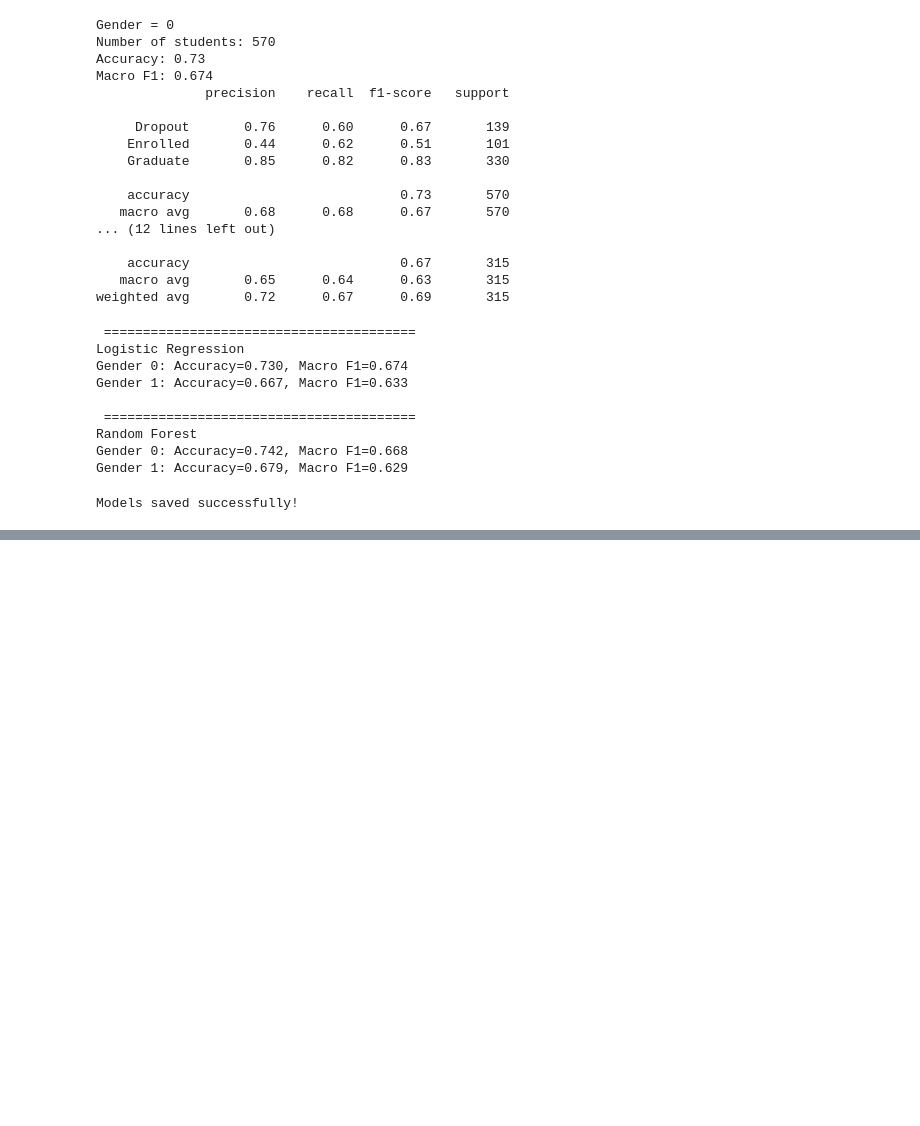
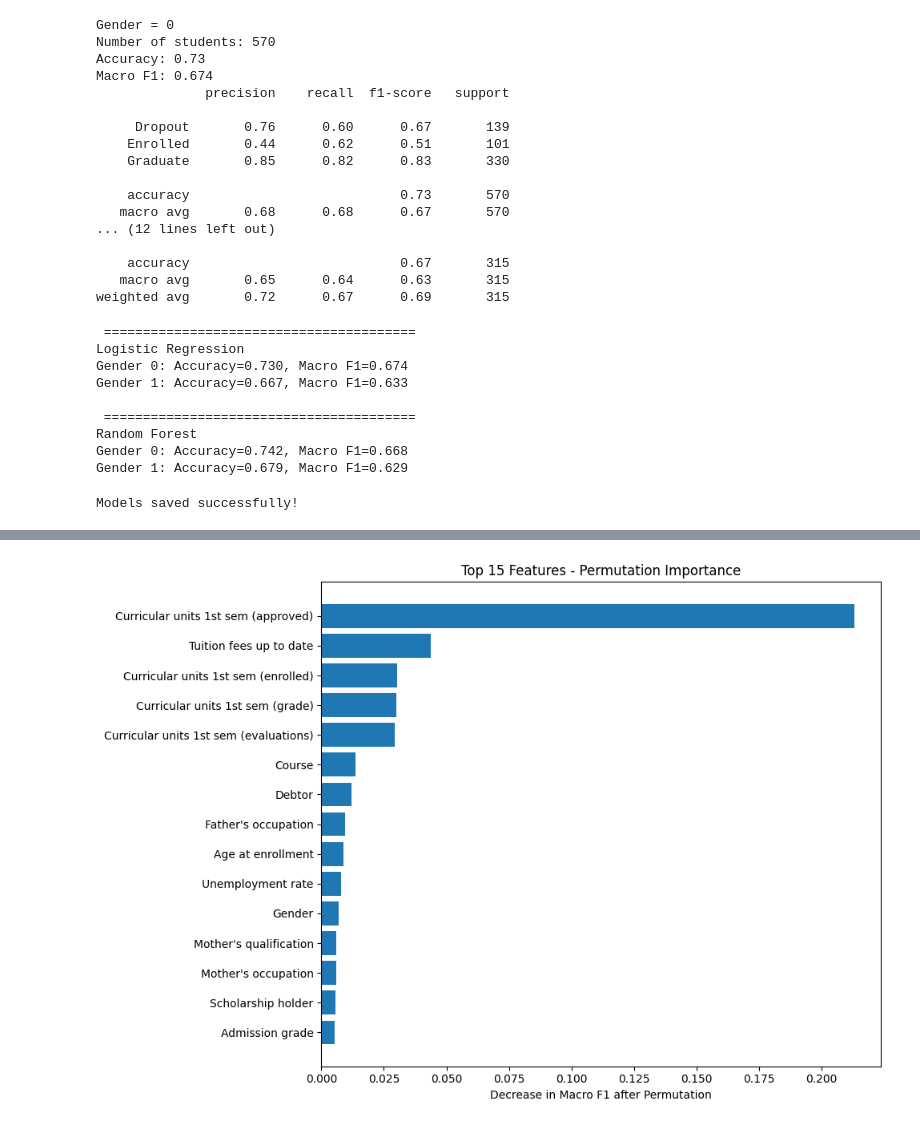
Before and after one commit to symbat-omirali/student-dropout-prediction, a Jupyter notebook: student_dropout_prediction.ipynb, the cells around one changed output, grey strips where cells are left out. Cells and saved outputs as stored; diff of their text form; code cells hidden in the pictures; blank space fills up the shorter version.

```diff
--- a/student_dropout_prediction.ipynb
+++ b/student_dropout_prediction.ipynb
@@ -1429,0 +1478,48 @@ Models saved successfully!
+# %%
+from sklearn.inspection import permutation_importance
+import pandas as pd
+import matplotlib.pyplot as plt
+
+result = permutation_importance(
+    best_lr_model,
+    X_test,
+    y_test,
+    scoring="f1_macro",
+    n_repeats=10,
+    random_state=42,
+    n_jobs=-1
+)
+
+importance_df = pd.DataFrame({
+    "Feature": X_test.columns,
+    "Importance": result.importances_mean
+})
+
+top_features = (
+    importance_df
+    .sort_values("Importance", ascending=False)
+    .head(15)
+    .sort_values("Importance")
+)
+
+fig, ax = plt.subplots(figsize=(10, 7))
+
+ax.barh(
+    top_features["Feature"],
+    top_features["Importance"]
+)
+
+ax.set_title("Top 15 Features - Permutation Importance")
+ax.set_xlabel("Decrease in Macro F1 after Permutation")
+
+fig.tight_layout()
+
+fig.savefig(
+    "feature_importance.png",
+    dpi=300,
+    bbox_inches="tight"
+)
+
+plt.show()
+# %% [output]
+[figure, added]
```
Also changed, not shown: parts of 9 cells of this notebook.
